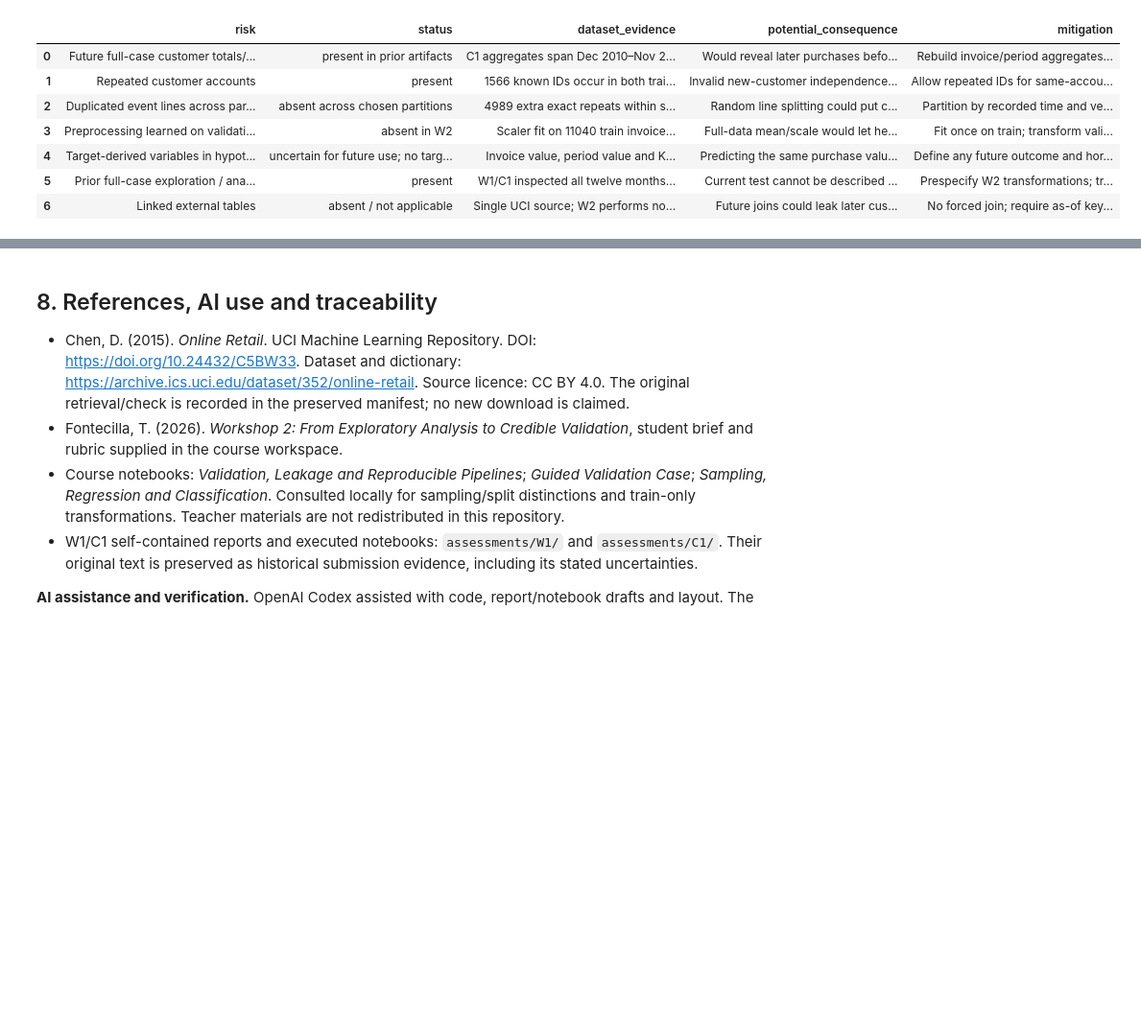
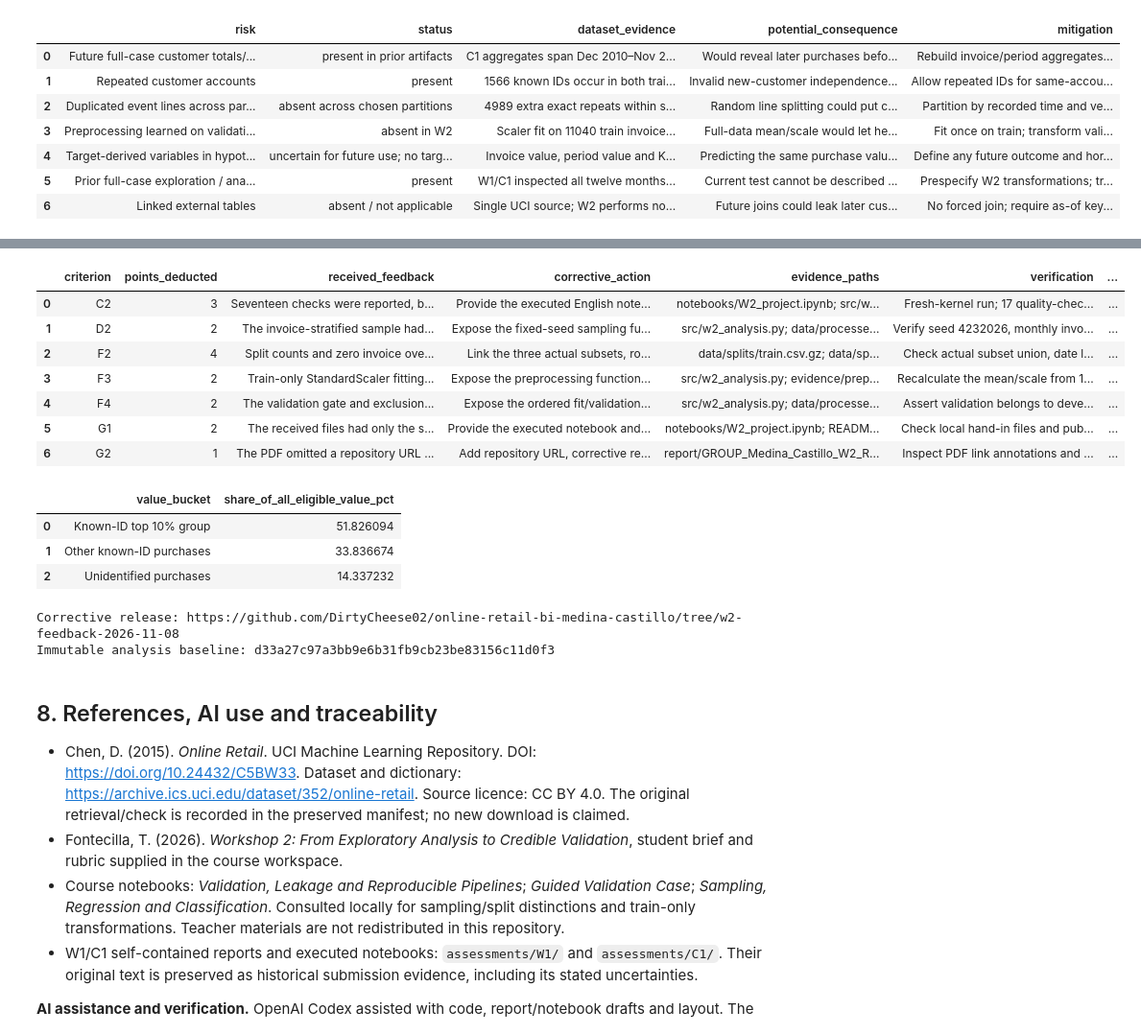
Before and after one commit to DirtyCheese02/online-retail-bi-medina-castillo, a Jupyter notebook: notebooks/W2_project.ipynb, the cells around one changed output, grey strips where cells are left out. Shown at 96% size. Cells and saved outputs as stored; diff of their text form; code cells hidden in the pictures; blank space fills up the shorter version.

Commit message:
Address actual W2 feedback with direct executable evidence and versioned hand-in links

```diff
--- a/notebooks/W2_project.ipynb
+++ b/notebooks/W2_project.ipynb
@@ -363,3 +372,25 @@ display(leakage)
+# %%
+from feedback_delivery import response_table, value_scope_bridge, write_identity
+feedback_identity = write_identity()
+display(response_table())
+display(value_scope_bridge())
+print('Corrective release:', feedback_identity['corrective_release_tree_url'])
+print('Immutable analysis baseline:', feedback_identity['analysis_baseline_sha'])
+# %% [output]
+|  | criterion | points_deducted | received_feedback | corrective_action | evidence_paths | verification | ... |
+| 0 | C2 | 3 | Seventeen checks were reported, b... | Provide the executed English note... | notebooks/W2_project.ipynb; src/w... | Fresh-kernel run; 17 quality-chec... | ... |
+| 1 | D2 | 2 | The invoice-stratified sample had... | Expose the fixed-seed sampling fu... | src/w2_analysis.py; data/processe... | Verify seed 4232026, monthly invo... | ... |
+| 2 | F2 | 4 | Split counts and zero invoice ove... | Link the three actual subsets, ro... | data/splits/train.csv.gz; data/sp... | Check actual subset union, date l... | ... |
+| 3 | F3 | 2 | Train-only StandardScaler fitting... | Expose the preprocessing function... | src/w2_analysis.py; evidence/prep... | Recalculate the mean/scale from 1... | ... |
+| 4 | F4 | 2 | The validation gate and exclusion... | Expose the ordered fit/validation... | src/w2_analysis.py; data/processe... | Assert validation belongs to deve... | ... |
+| 5 | G1 | 2 | The received files had only the s... | Provide the executed notebook and... | notebooks/W2_project.ipynb; READM... | Check local hand-in files and pub... | ... |
+| 6 | G2 | 1 | The PDF omitted a repository URL ... | Add repository URL, corrective re... | report/GROUP_Medina_Castillo_W2_R... | Inspect PDF link annotations and ... | ... |
+|  | value_bucket | share_of_all_eligible_value_pct |
+| 0 | Known-ID top 10% group | 51.826094 |
+| 1 | Other known-ID purchases | 33.836674 |
+| 2 | Unidentified purchases | 14.337232 |
+Corrective release: https://github.com/DirtyCheese02/online-retail-bi-medina-castillo/tree/w2-feedback-2026-11-08
+Immutable analysis baseline: d33a27c97a3bb9e6b31fb9cb23be83156c11d0f3
 # %% [markdown]
 ## 8. References, AI use and traceability
 - Chen, D. (2015). *Online Retail*. UCI Machine Learning Repository. DOI: https://doi.org/10.24432/C5BW33. Dataset and dictionary: https://archive.ics.uci.edu/dataset/352/online-retail. Source licence: CC BY 4.0. The original retrieval/check is recorded in the preserved manifest; no new download is claimed.
```
Also changed, not shown: parts of 2 cells of this notebook, 19 other files.
